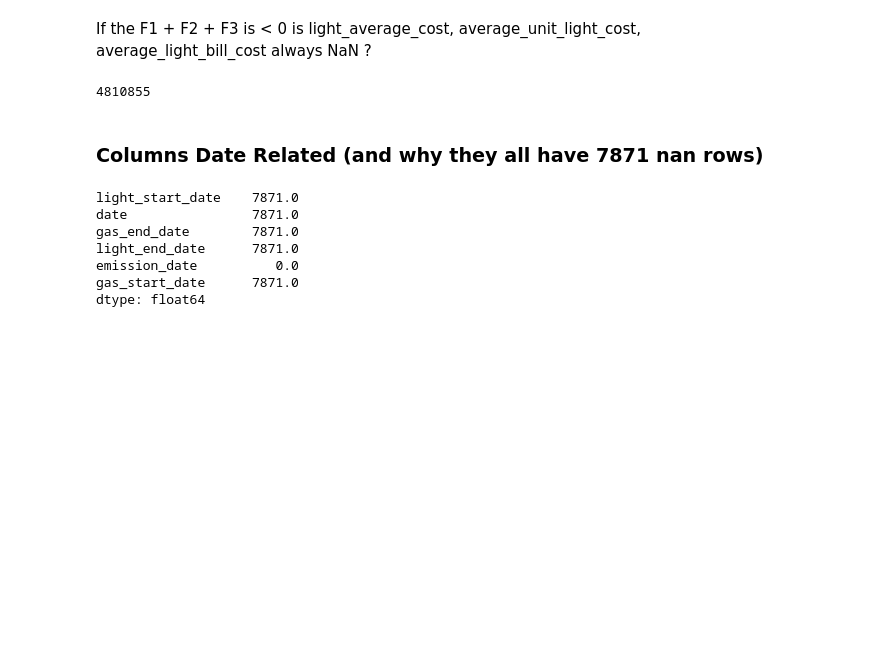
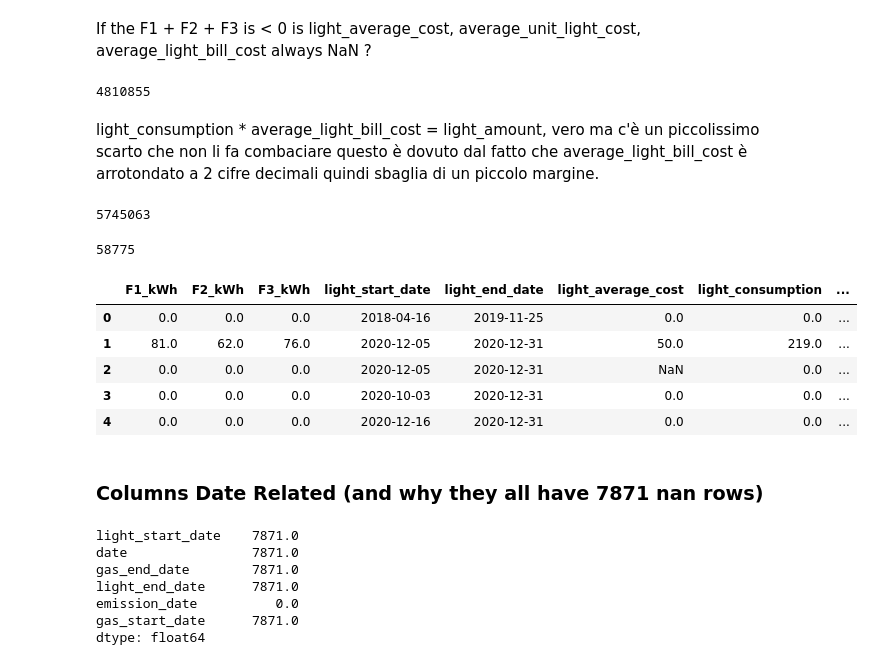
Before and after one commit to Il-Pela/BDMG-Project, a Jupyter notebook: Pelacani.ipynb, the cells around one changed output. Saved outputs shown, nothing was run; the diff lists cells and outputs as text; code cells hidden in the pictures; blank space fills up the shorter version.

```diff
--- a/Pelacani.ipynb
+++ b/Pelacani.ipynb
@@ -700,6 +829,29 @@ If the F1 + F2 + F3 is < 0 is light_average_cost, average_unit_light_cost, avera
 3684510+1126345
 # %% [output]
 4810855
+# %% [markdown]
+light_consumption * average_light_bill_cost = light_amount, vero ma c'è un piccolissimo scarto che non li fa combaciare
+questo è dovuto dal fatto che average_light_bill_cost è arrotondato a 2 cifre decimali quindi sbaglia di un piccolo margine.
+# %%
+((base['light_consumption'] * base['average_light_bill_cost'] - base['light_amount']) == 0).sum().compute()
+# %% [output]
+5745063
+# %%
+# supply type == gas
+5686288
+# the real light_consumption * average_light_bill_cost = light_amount are:
+5745063 - 5686288
+# %% [output]
+58775
+# %%
+base[light_related].head()
+# %% [output]
+|  | F1_kWh | F2_kWh | F3_kWh | light_start_date | light_end_date | light_average_cost | light_consumption | ... |
+| 0 | 0.0 | 0.0 | 0.0 | 2018-04-16 | 2019-11-25 | 0.0 | 0.0 | ... |
+| 1 | 81.0 | 62.0 | 76.0 | 2020-12-05 | 2020-12-31 | 50.0 | 219.0 | ... |
+| 2 | 0.0 | 0.0 | 0.0 | 2020-12-05 | 2020-12-31 | NaN | 0.0 | ... |
+| 3 | 0.0 | 0.0 | 0.0 | 2020-10-03 | 2020-12-31 | 0.0 | 0.0 | ... |
+| 4 | 0.0 | 0.0 | 0.0 | 2020-12-16 | 2020-12-31 | 0.0 | 0.0 | ... |
 # %% [markdown]
 ### Columns Date Related (and why they all have 7871 nan rows)
 # %%
```
Also changed, not shown: parts of 69 cells of this notebook.
